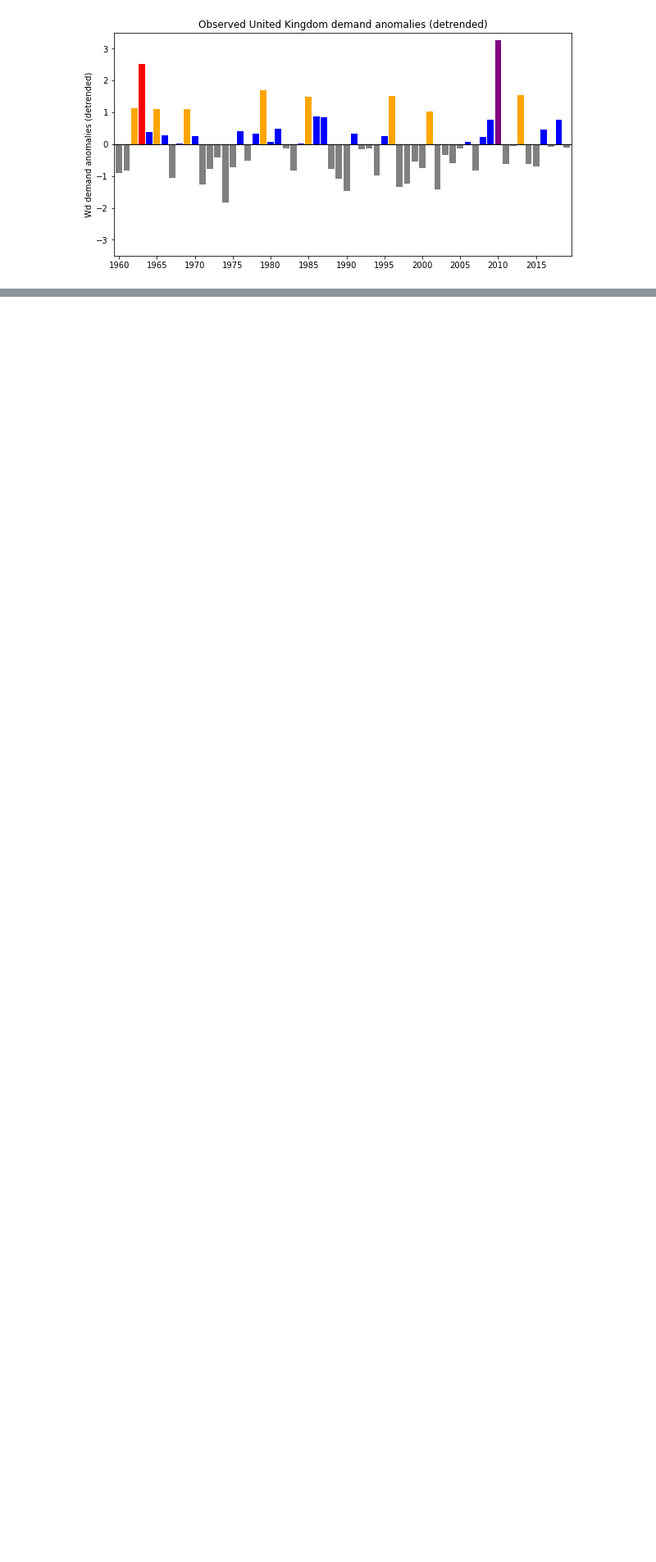
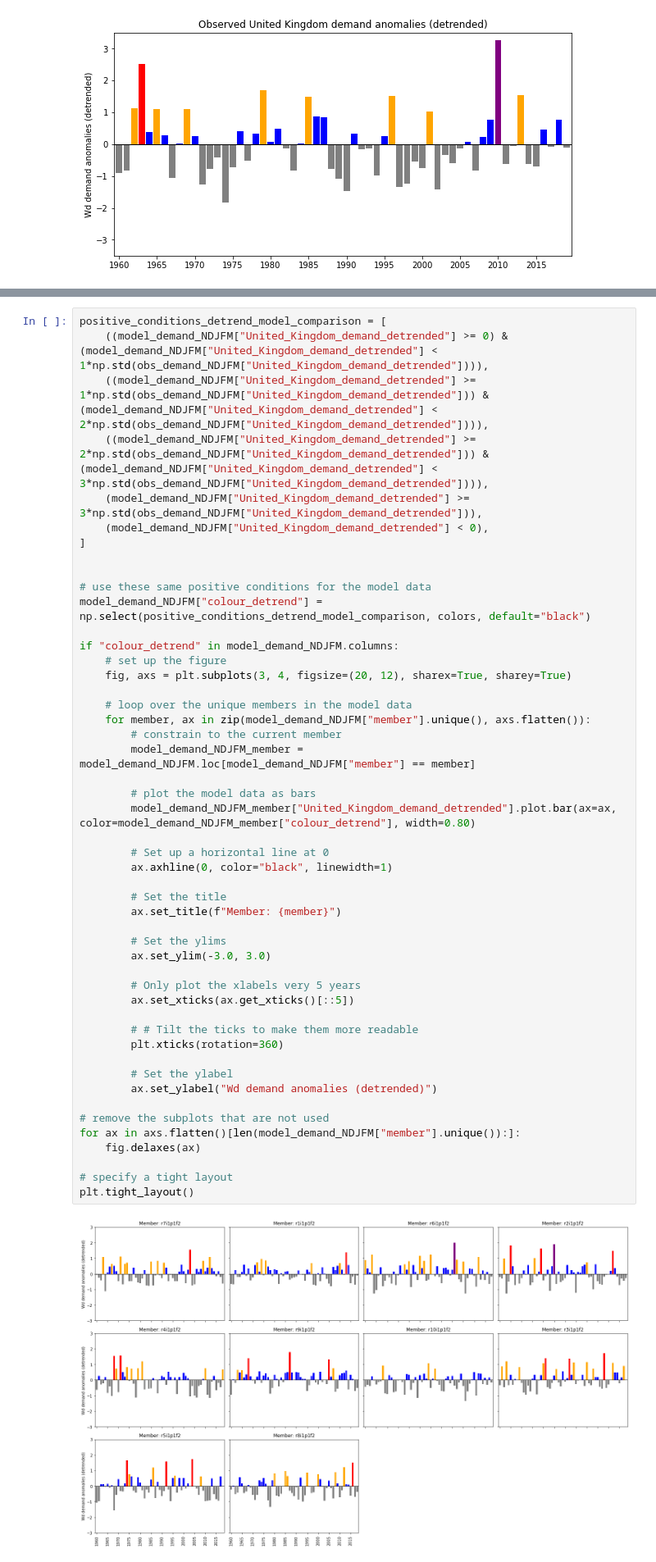
Before and after one commit to benhutchmet/unseen_multi_year, a Jupyter notebook: compare_model_obs_demand.ipynb, the cells around one changed output, grey strips where cells are left out. Shown at 82% size. Drawn from its saved outputs; the diff is of its cells as text; blank space fills up the shorter version.

```diff
--- a/compare_model_obs_demand.ipynb
+++ b/compare_model_obs_demand.ipynb
@@ -292,0 +346,51 @@ if "colour" in obs_demand_NDJFM.columns:
+# %%
+positive_conditions_detrend_model_comparison = [
+    ((model_demand_NDJFM["United_Kingdom_demand_detrended"] >= 0) & (model_demand_NDJFM["United_Kingdom_demand_detrended"] < 1*np.std(obs_demand_NDJFM["United_Kingdom_demand_detrended"]))),
+    ((model_demand_NDJFM["United_Kingdom_demand_detrended"] >= 1*np.std(obs_demand_NDJFM["United_Kingdom_demand_detrended"])) & (model_demand_NDJFM["United_Kingdom_demand_detrended"] < 2*np.std(obs_demand_NDJFM["United_Kingdom_demand_detrended"]))),
+    ((model_demand_NDJFM["United_Kingdom_demand_detrended"] >= 2*np.std(obs_demand_NDJFM["United_Kingdom_demand_detrended"])) & (model_demand_NDJFM["United_Kingdom_demand_detrended"] < 3*np.std(obs_demand_NDJFM["United_Kingdom_demand_detrended"]))),
+    (model_demand_NDJFM["United_Kingdom_demand_detrended"] >= 3*np.std(obs_demand_NDJFM["United_Kingdom_demand_detrended"])),
+    (model_demand_NDJFM["United_Kingdom_demand_detrended"] < 0),
+]
+
+
+# use these same positive conditions for the model data
+model_demand_NDJFM["colour_detrend"] = np.select(positive_conditions_detrend_model_comparison, colors, default="black")
+
+if "colour_detrend" in model_demand_NDJFM.columns:
+    # set up the figure
+    fig, axs = plt.subplots(3, 4, figsize=(20, 12), sharex=True, sharey=True)
+
+    # loop over the unique members in the model data
+    for member, ax in zip(model_demand_NDJFM["member"].unique(), axs.flatten()):
+        # constrain to the current member
+        model_demand_NDJFM_member = model_demand_NDJFM.loc[model_demand_NDJFM["member"] == member]
+
+        # plot the model data as bars
+        model_demand_NDJFM_member["United_Kingdom_demand_detrended"].plot.bar(ax=ax, color=model_demand_NDJFM_member["colour_detrend"], width=0.80)
+
+        # Set up a horizontal line at 0
+        ax.axhline(0, color="black", linewidth=1)
+
+        # Set the title
+        ax.set_title(f"Member: {member}")
+
+        # Set the ylims
+        ax.set_ylim(-3.0, 3.0)
+
+        # Only plot the xlabels very 5 years
+        ax.set_xticks(ax.get_xticks()[::5])
+
+        # # Tilt the ticks to make them more readable
+        plt.xticks(rotation=360)
+
+        # Set the ylabel
+        ax.set_ylabel("Wd demand anomalies (detrended)")
+
+# remove the subplots that are not used
+for ax in axs.flatten()[len(model_demand_NDJFM["member"].unique()):]:
+    fig.delaxes(ax)
+
+# specify a tight layout
+plt.tight_layout()
+# %% [output]
+[figure, added]
```
Also changed, not shown: parts of 12 cells of this notebook.
